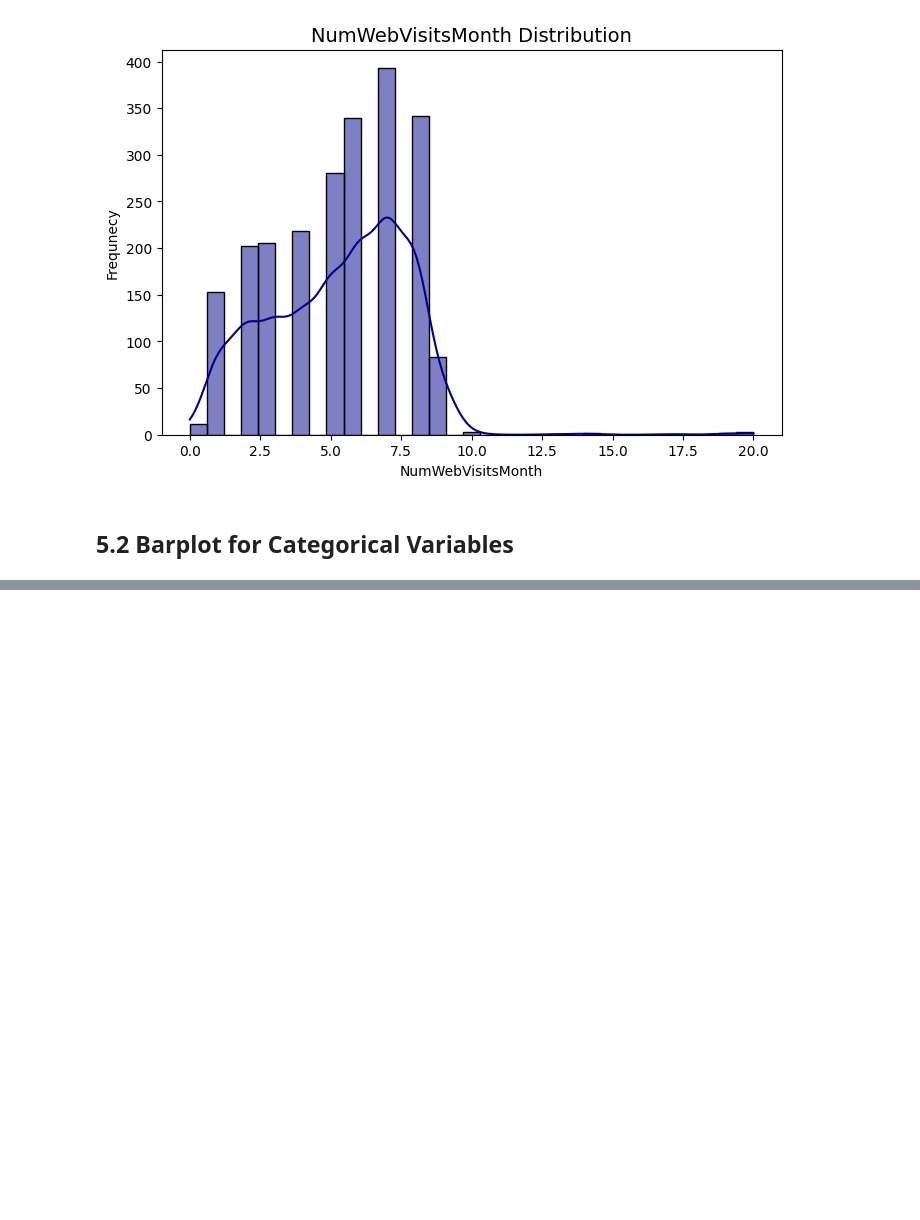
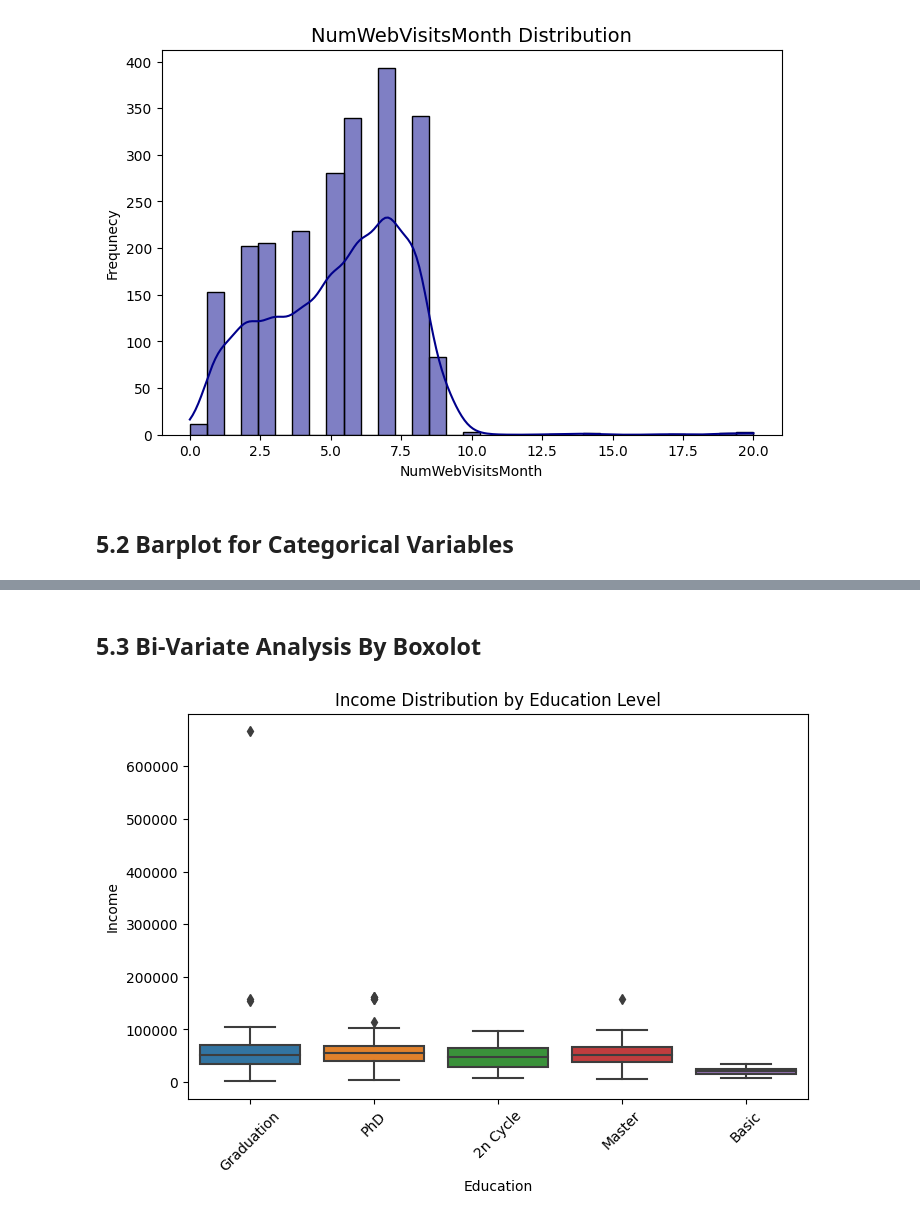
Before and after one commit to mohammadreza-mohammadi94/DataAnalysis-And-MachineLearning, a Jupyter notebook: Marketing Data/Marketing Campain.ipynb, the cells around one changed output, grey strips where cells are left out. Drawn from its saved outputs; the diff is of its cells as text; code cells hidden in the pictures; blank space fills up the shorter version.

```diff
--- a/Marketing Data/Marketing Campain.ipynb
+++ b/Marketing Data/Marketing Campain.ipynb
@@ -457,0 +479,10 @@ def barplot(col):
+# %% [markdown]
+## 5.3 Bi-Variate Analysis By Boxolot <a id=5.3></a>
+# %%
+plt.figure(figsize=(8 ,5))
+sns.boxplot(x='Education', y='Income', data=df)
+plt.xticks(rotation=45)
+plt.title('Income Distribution by Education Level')
+plt.show()
+# %% [output]
+[figure, added]
```
Also changed, not shown: parts of 11 cells of this notebook.
